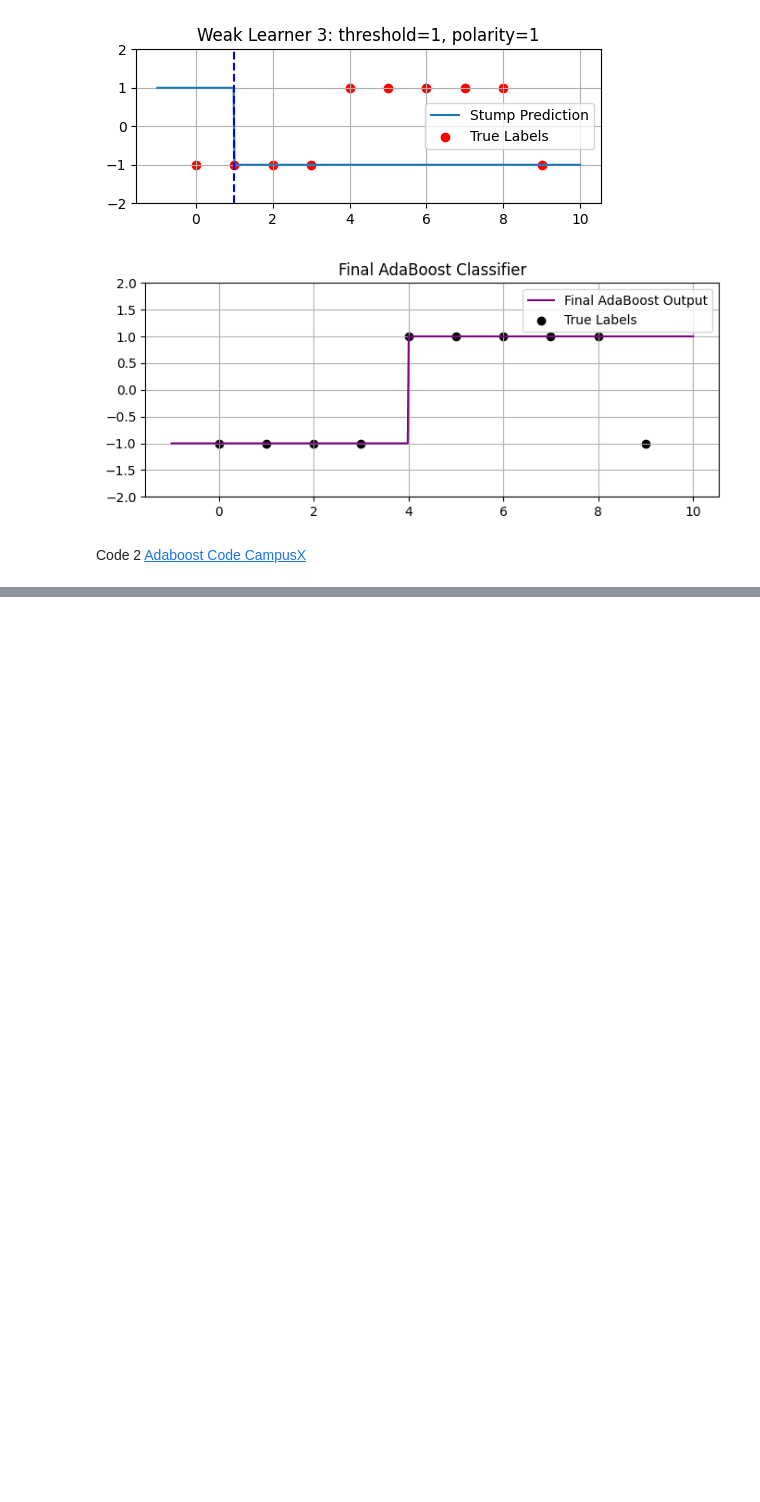
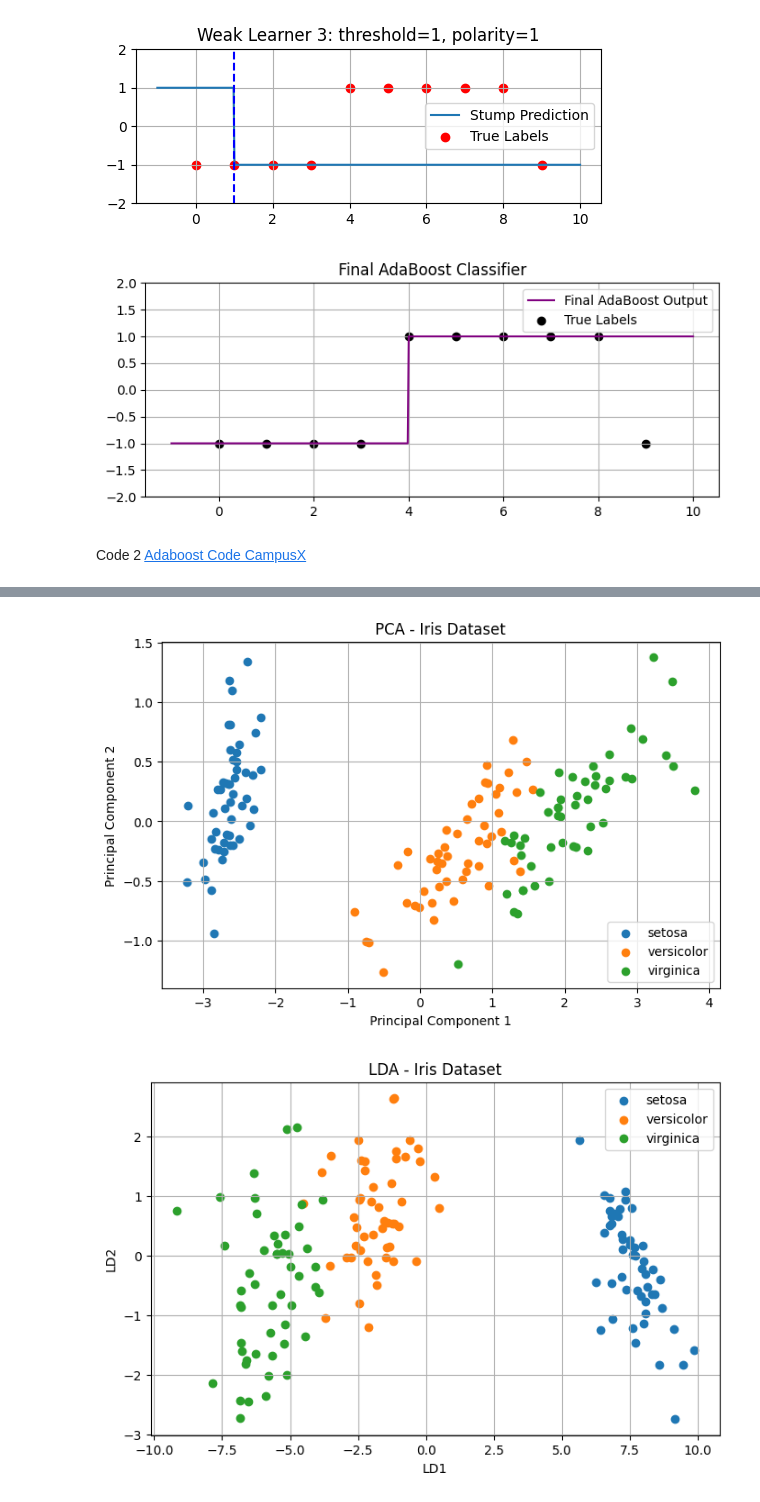
Before and after one commit to pragatii-sharmaa/Machine-Learning-Algorithms-code, a Jupyter notebook: SupervisedML.ipynb, the cells around one changed output, grey strips where cells are left out. Drawn from its saved outputs; the diff is of its cells as text; code cells hidden in the pictures; blank space fills up the shorter version.

```diff
--- a/SupervisedML.ipynb
+++ b/SupervisedML.ipynb
@@ -2463,0 +2561,46 @@ Code 2 [Adaboost Code CampusX](https://github.com/campusx-official/100-days-of-m
+# %%
+import pandas as pd
+from sklearn.datasets import load_iris
+from sklearn.decomposition import PCA
+from sklearn.discriminant_analysis import LinearDiscriminantAnalysis as LDA
+import matplotlib.pyplot as plt
+import seaborn as sns
+
+# Load the iris dataset
+iris = load_iris()
+X = iris.data
+y = iris.target
+target_names = iris.target_names
+
+# PCA
+pca = PCA(n_components=2)
+X_pca = pca.fit_transform(X)
+
+# Plot PCA
+plt.figure(figsize=(8, 5))
+for i, target_name in enumerate(target_names):
+    plt.scatter(X_pca[y == i, 0], X_pca[y == i, 1], label=target_name)
+plt.title("PCA - Iris Dataset")
+plt.xlabel("Principal Component 1")
+plt.ylabel("Principal Component 2")
+plt.legend()
+plt.grid(True)
+plt.show()
+
+# LDA
+lda = LDA(n_components=2)
+X_lda = lda.fit_transform(X, y)
+
+# Plot LDA
+plt.figure(figsize=(8, 5))
+for i, target_name in enumerate(target_names):
+    plt.scatter(X_lda[y == i, 0], X_lda[y == i, 1], label=target_name)
+plt.title("LDA - Iris Dataset")
+plt.xlabel("LD1")
+plt.ylabel("LD2")
+plt.legend()
+plt.grid(True)
+plt.show()
+# %% [output]
+[figure, added]
+[figure, added]
```
Also changed, not shown: parts of 6 cells of this notebook.
